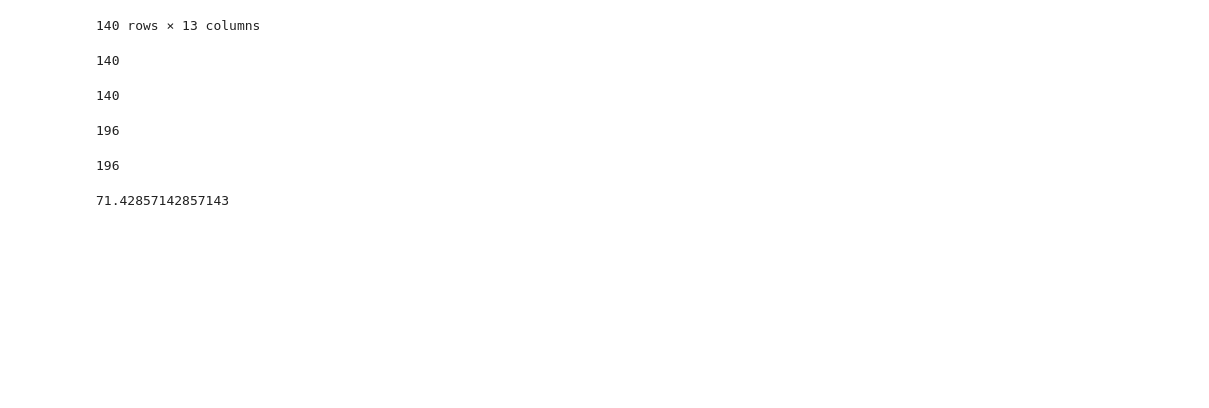
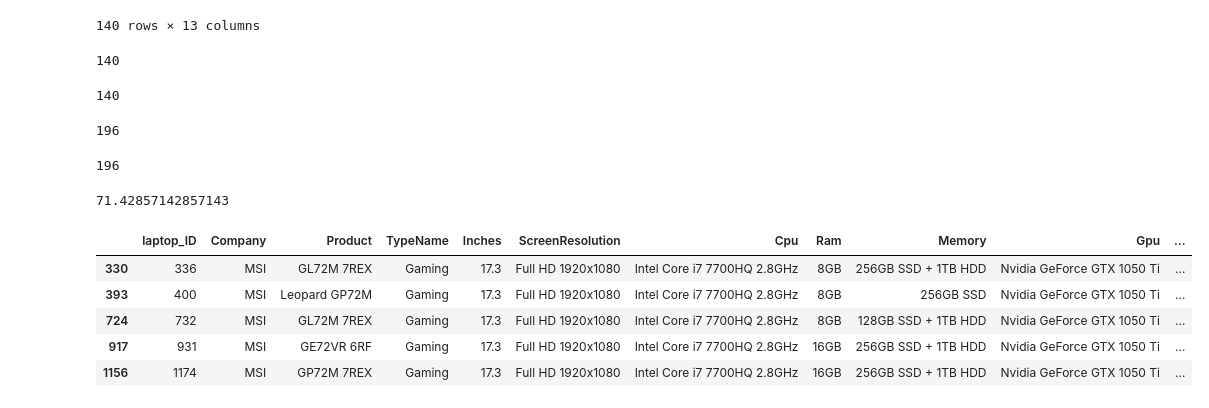
Before and after one commit to OAVarfolomeeva/-, a Jupyter notebook: Untitled2.ipynb, the cells around one changed output. Saved outputs shown, nothing was run; the diff lists cells and outputs as text; code cells hidden in the pictures; blank space fills up the shorter version.

```diff
--- a/Untitled2.ipynb
+++ b/Untitled2.ipynb
@@ -207,3 +207,12 @@ number_ultra
 ram8 / number_ultra * 100
 # %% [output]
 71.42857142857143
+# %%
+df[(df['Company'] == 'MSI') & (df['Gpu'] == 'Nvidia GeForce GTX 1050 Ti') & (df['Inches'] != 15.6)]
+# %% [output]
+|  | laptop_ID | Company | Product | TypeName | Inches | ScreenResolution | Cpu | Ram | Memory | Gpu | ... |
+| 330 | 336 | MSI | GL72M 7REX | Gaming | 17.3 | Full HD 1920x1080 | Intel Core i7 7700HQ 2.8GHz | 8GB | 256GB SSD + 1TB HDD | Nvidia GeForce GTX 1050 Ti | ... |
+| 393 | 400 | MSI | Leopard GP72M | Gaming | 17.3 | Full HD 1920x1080 | Intel Core i7 7700HQ 2.8GHz | 8GB | 256GB SSD | Nvidia GeForce GTX 1050 Ti | ... |
+| 724 | 732 | MSI | GL72M 7REX | Gaming | 17.3 | Full HD 1920x1080 | Intel Core i7 7700HQ 2.8GHz | 8GB | 128GB SSD + 1TB HDD | Nvidia GeForce GTX 1050 Ti | ... |
+| 917 | 931 | MSI | GE72VR 6RF | Gaming | 17.3 | Full HD 1920x1080 | Intel Core i7 7700HQ 2.8GHz | 16GB | 256GB SSD + 1TB HDD | Nvidia GeForce GTX 1050 Ti | ... |
+| 1156 | 1174 | MSI | GP72M 7REX | Gaming | 17.3 | Full HD 1920x1080 | Intel Core i7 7700HQ 2.8GHz | 16GB | 256GB SSD + 1TB HDD | Nvidia GeForce GTX 1050 Ti | ... |
```
